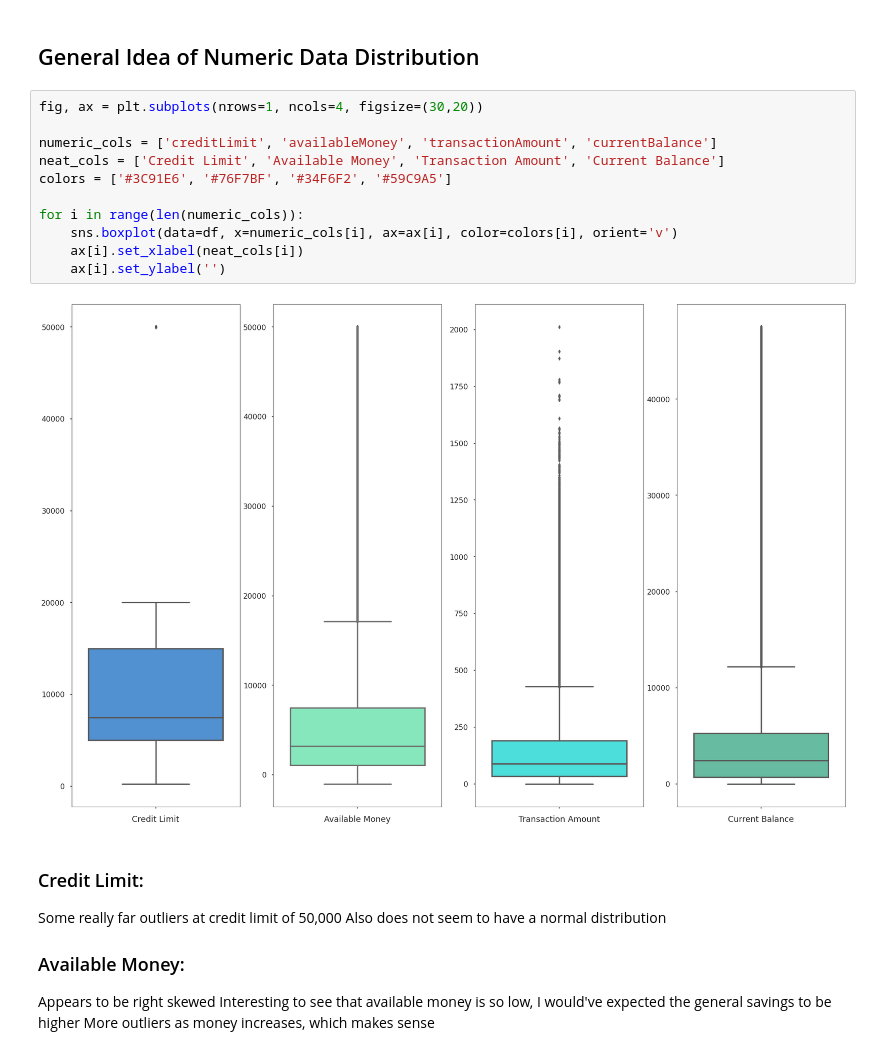
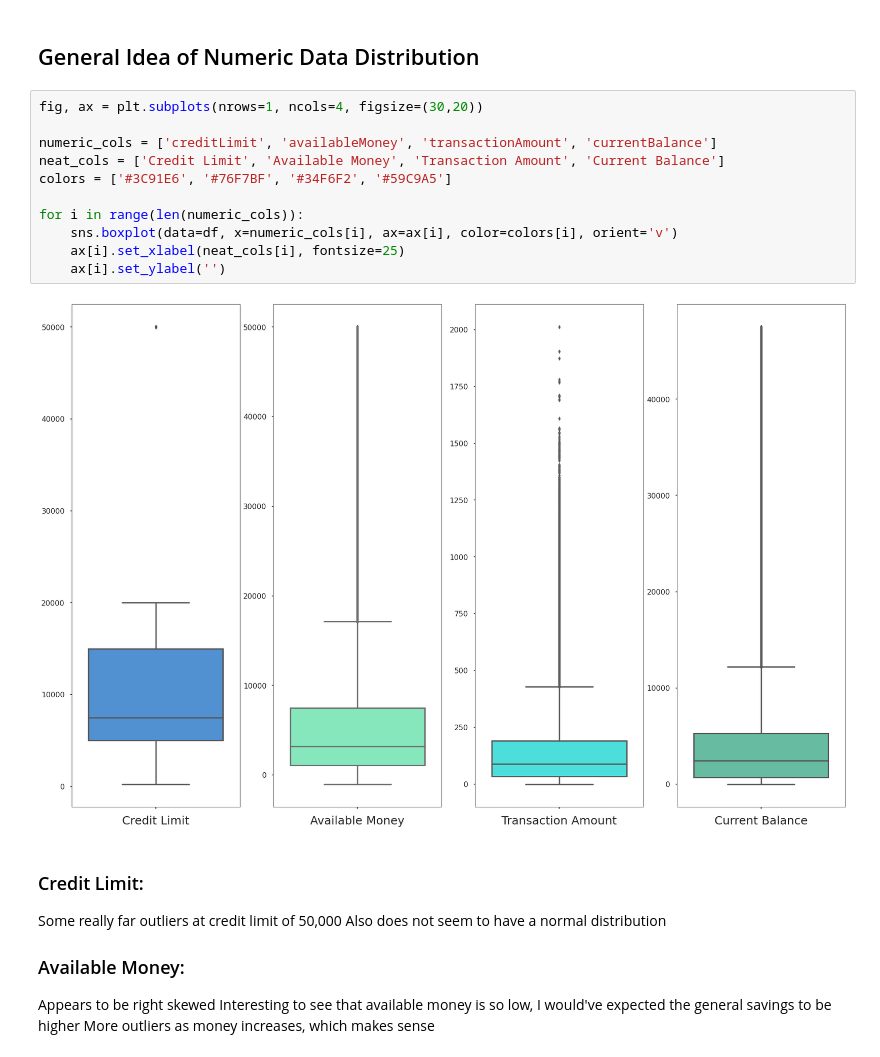
Before and after one commit to jbofill10/C1_Transaction_Data, a Jupyter notebook: Visualizations.ipynb, the cells around one changed output. Saved outputs shown, nothing was run; the diff lists cells and outputs as text.

Commit message:
increase fontsize for x axis labels

```diff
--- a/Visualizations.ipynb
+++ b/Visualizations.ipynb
@@ -33,16 +33,16 @@ axis=1)
 # %%
 fig, ax = plt.subplots(nrows=1, ncols=4, figsize=(30,20))
 
 numeric_cols = ['creditLimit', 'availableMoney', 'transactionAmount', 'currentBalance']
 neat_cols = ['Credit Limit', 'Available Money', 'Transaction Amount', 'Current Balance']
 colors = ['#3C91E6', '#76F7BF', '#34F6F2', '#59C9A5']
 
 for i in range(len(numeric_cols)):
     sns.boxplot(data=df, x=numeric_cols[i], ax=ax[i], color=colors[i], orient='v')
-    ax[i].set_xlabel(neat_cols[i])
+    ax[i].set_xlabel(neat_cols[i], fontsize=25)
     ax[i].set_ylabel('')
 # %% [output]
-[figure, old version]
+[figure, new version]
 # %% [markdown]
 ### Credit Limit:
 Some really far outliers at credit limit of 50,000
```
Also changed, not shown: parts of 1 cell of this notebook.
